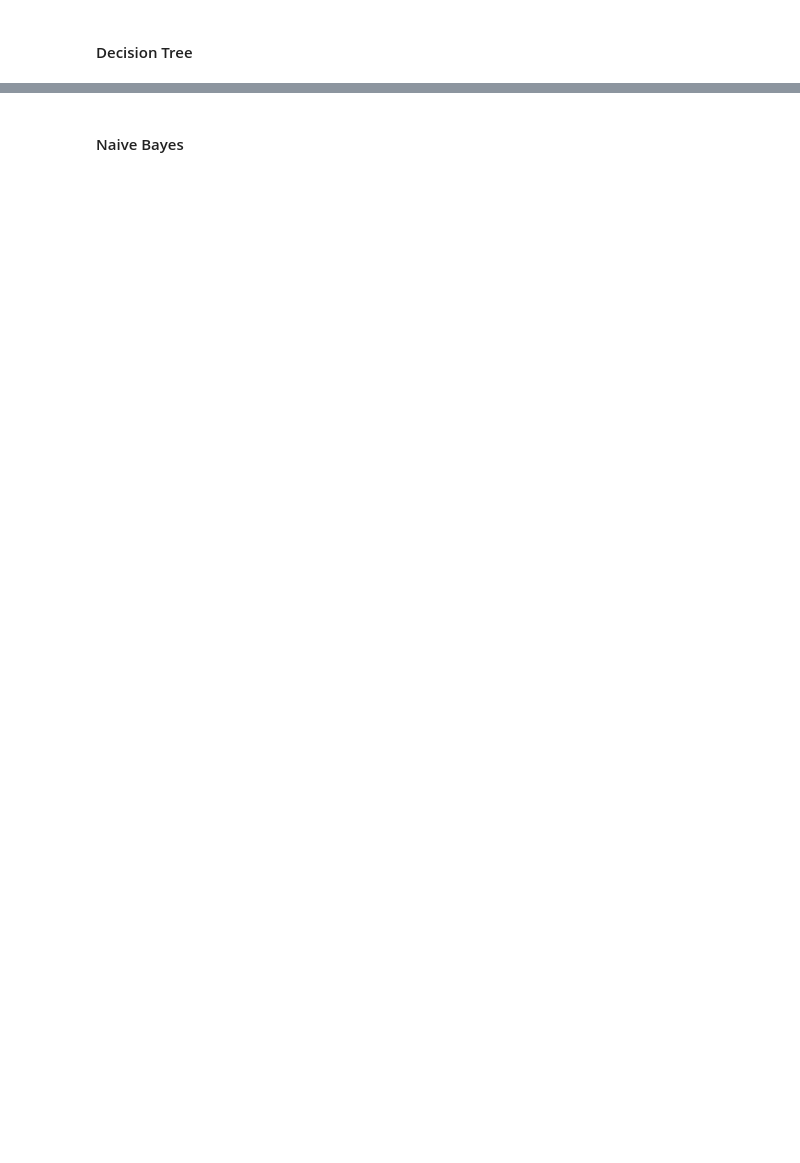
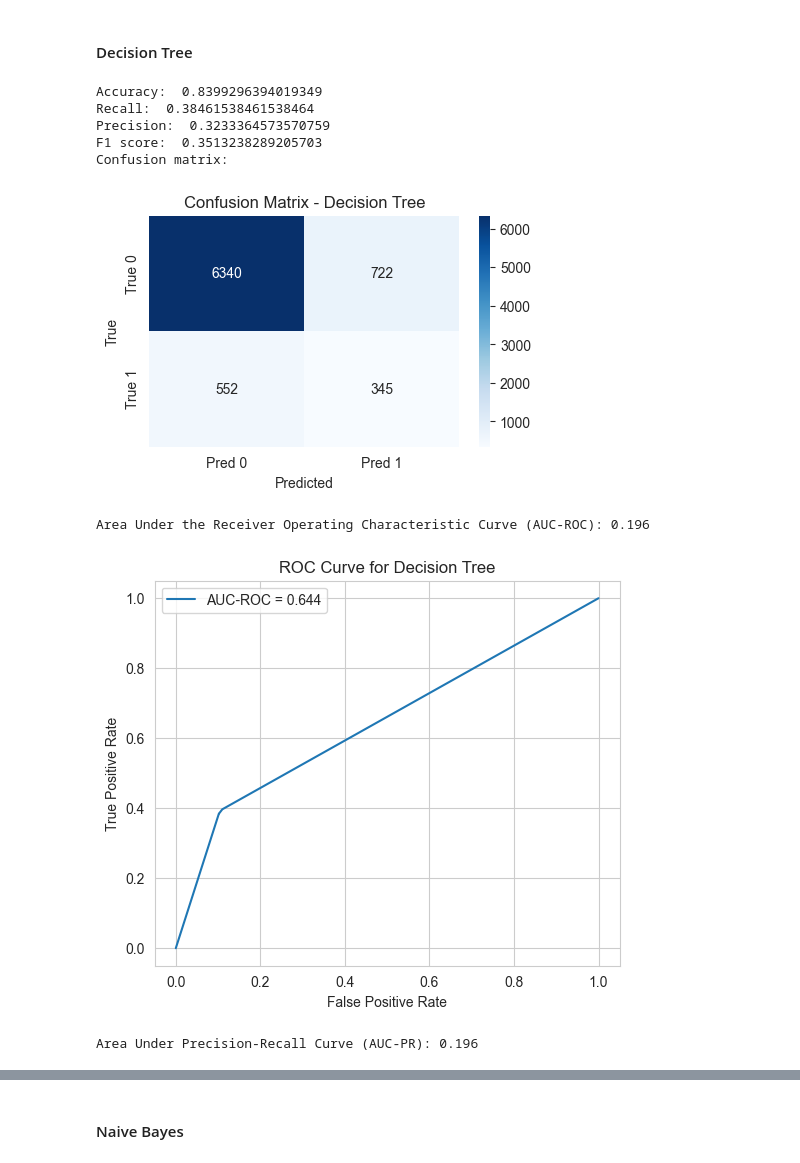
Before and after one commit to matowaty/MINDD_project, a Jupyter notebook: project.ipynb, the cells around one changed output, grey strips where cells are left out. Saved outputs shown, nothing was run; the diff lists cells and outputs as text; code cells hidden in the pictures; blank space fills up the shorter version.

```diff
--- a/project.ipynb
+++ b/project.ipynb
@@ -1219,2 +1282,42 @@ Area Under Precision–Recall Curve (AUC-PR): 0.335
 # %% [markdown]
 #### Decision Tree
+# %%
+# Default values: criterion='gini', splitter='best', max_depth=None, min_samples_split=2, min_samples_leaf=1
+tree_basic = DecisionTreeClassifier(random_state=42)
+
+start_train_tree = time.time()
+tree_basic = tree_basic.fit(X_train_model, y_train_model)
+train_time_tree= time.time() - start_train_tree
+
+start_pred_tree = time.time()
+pred_tree = tree_basic.predict(X_test_model)
+y_proba_tree  = tree_basic.predict_proba(X_test_model)[:, 1]
+pred_time_tree = time.time() - start_pred_tree
+# %%
+# Evaluation (accuracy, recall, precision, AUC-PR, f1 score, confusion matrix)
+evaluation('Decision Tree', pred_tree, y_proba_tree, train_time_tree, pred_time_tree)
+feature_names = X_train_model.columns
+importances = tree_basic.feature_importances_
+importance_df = pd.DataFrame({
+    'Feature': feature_names,
+    'Importance': importances
+}).sort_values(by='Importance', ascending=False)
+
+print(importance_df)
+
+# Plot feature importances
+plt.figure(figsize=(12, 10))
+plt.barh(importance_df['Feature'], importance_df['Importance'])
+plt.xlabel('Importance')
+plt.title('Feature Importances')
+plt.show()
+# %% [output]
+Accuracy:  0.8399296394019349
+Recall:  0.38461538461538464
+Precision:  0.3233364573570759
+F1 score:  0.3513238289205703
+Confusion matrix:
+[figure, added]
+Area Under the Receiver Operating Characteristic Curve (AUC-ROC): 0.196
+[figure, added]
+Area Under Precision-Recall Curve (AUC-PR): 0.196
```
Also changed, not shown: parts of 59 cells of this notebook.
